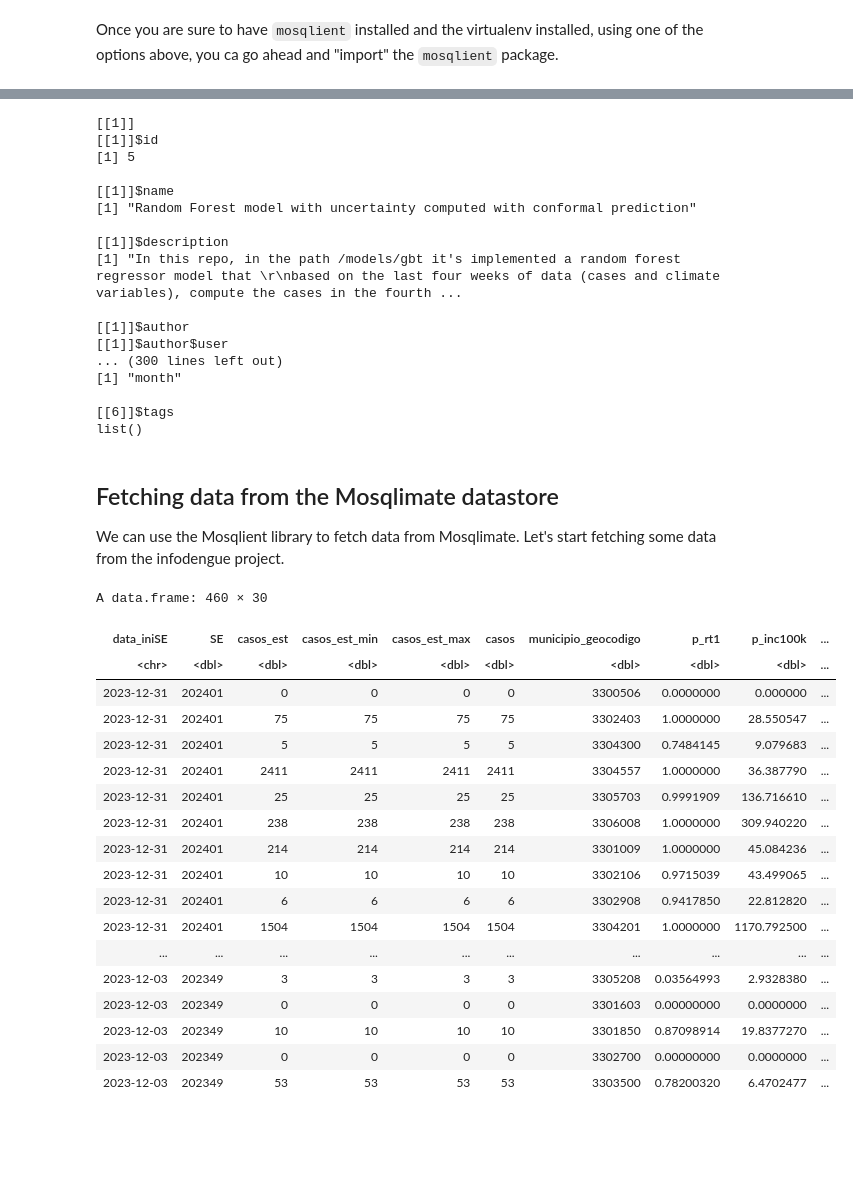
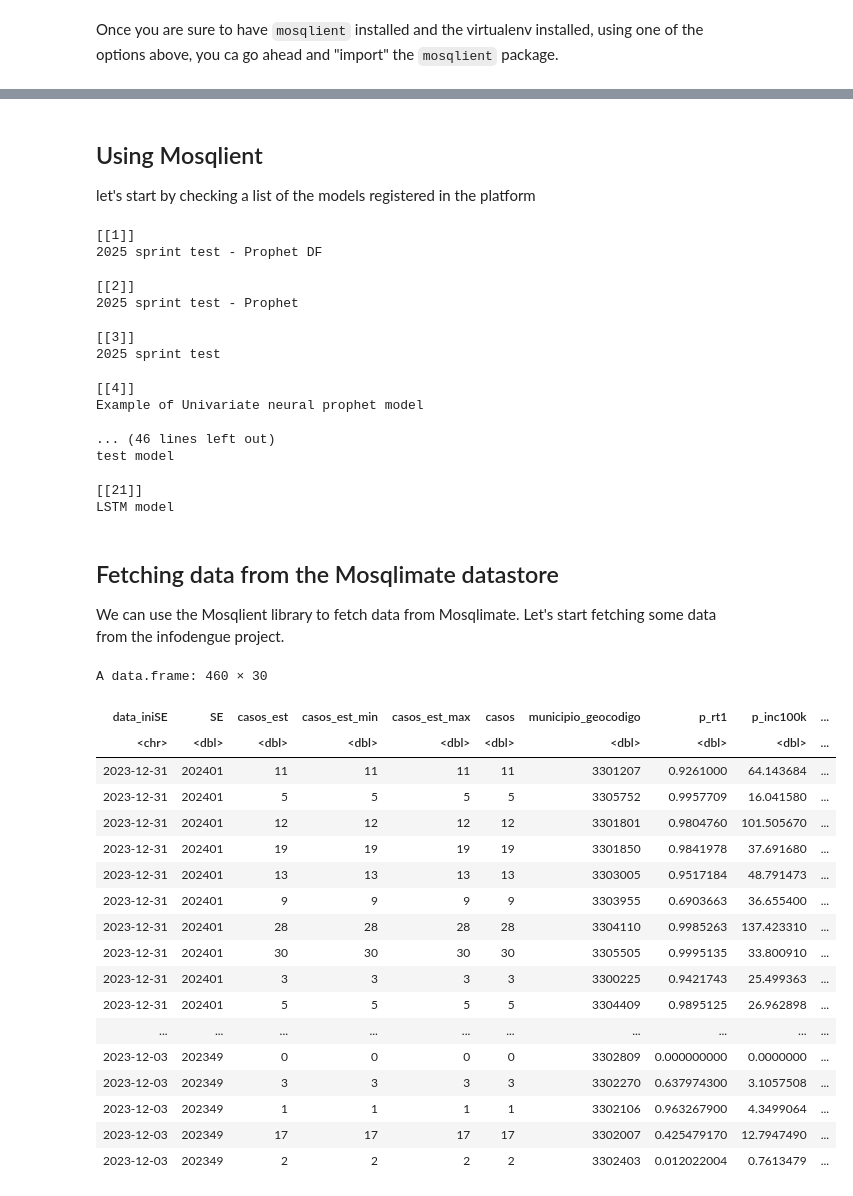
Before and after one commit to Mosqlimate-project/mosqlimate-client, a Jupyter notebook: docs/tutorials/Using Mosqlient from R.ipynb, the cells around one changed output, grey strips where cells are left out. Cells and saved outputs as stored; diff of their text form; code cells hidden in the pictures; blank space fills up the shorter version.

Commit message:
fix(bugs): docs/tutorials/Using Mosqlient from R.ipynb

```diff
--- a/docs/tutorials/Using Mosqlient from R.ipynb
+++ b/docs/tutorials/Using Mosqlient from R.ipynb
@@ -46,0 +68,8 @@ let's start by checking a list of the models registered in the platform
+# %%
+library(dotenv)
+
+# Load .env file (must be in working directory or specify the path)
+load_dot_env()
+
+# Get the API key
+api_key <- Sys.getenv("API_KEY")
@@ -47,47 +79,52 @@ let's start by checking a list of the models registered in the platform
+# %% [markdown]
+
+
+## Using Mosqlient
+let's start by checking a list of the models registered in the platform
 # %%
-model_list <- mosq$get_all_models()
+model_list <- mosq$get_all_models(api_key=api_key)
 model_list
 # %% [output]
 [[1]]
-[[1]]$id
-[1] 5
+2025 sprint test - Prophet DF
 
-[[1]]$name
-[1] "Random Forest model with uncertainty computed with conformal prediction"
+[[2]]
+2025 sprint test - Prophet
 
-[[1]]$description
-[1] "In this repo, in the path /models/gbt it's implemented a random forest regressor model that \r\nbased on the last four weeks of data (cases and climate variables), compute the cases in the fourth ...
+[[3]]
+2025 sprint test
 
-[[1]]$author
-[[1]]$author$user
-... (300 lines left out)
-[1] "month"
+[[4]]
+Example of Univariate neural prophet model
 
-[[6]]$tags
-list()
+... (46 lines left out)
+test model
+
+[[21]]
+LSTM model
 # %% [markdown]
 ## Fetching data from the Mosqlimate datastore
 We can use the Mosqlient library to fetch data from Mosqlimate. Let's start fetching some data from the infodengue project.
 # %%
-data <- mosq$get_infodengue(disease='dengue', start_date='2023-12-01',end_date='2023-12-31', uf='RJ')
+data <- mosq$get_infodengue(api_key = api_key, disease='dengue', start_date='2023-12-01',end_date='2023-12-31', uf='RJ')
 data
 # %% [output]
 A data.frame: 460 × 30
 | data_iniSE | SE | casos_est | casos_est_min | casos_est_max | casos | municipio_geocodigo | p_rt1 | p_inc100k | ... |
 | <chr> | <dbl> | <dbl> | <dbl> | <dbl> | <dbl> | <dbl> | <dbl> | <dbl> | ... |
-| 2023-12-31 | 202401 | 0 | 0 | 0 | 0 | 3300506 | 0.0000000 | 0.000000 | ... |
-| 2023-12-31 | 202401 | 75 | 75 | 75 | 75 | 3302403 | 1.0000000 | 28.550547 | ... |
-| 2023-12-31 | 202401 | 5 | 5 | 5 | 5 | 3304300 | 0.7484145 | 9.079683 | ... |
-| 2023-12-31 | 202401 | 2411 | 2411 | 2411 | 2411 | 3304557 | 1.0000000 | 36.387790 | ... |
-| 2023-12-31 | 202401 | 25 | 25 | 25 | 25 | 3305703 | 0.9991909 | 136.716610 | ... |
-| 2023-12-31 | 202401 | 238 | 238 | 238 | 238 | 3306008 | 1.0000000 | 309.940220 | ... |
-| 2023-12-31 | 202401 | 214 | 214 | 214 | 214 | 3301009 | 1.0000000 | 45.084236 | ... |
-| 2023-12-31 | 202401 | 10 | 10 | 10 | 10 | 3302106 | 0.9715039 | 43.499065 | ... |
-| 2023-12-31 | 202401 | 6 | 6 | 6 | 6 | 3302908 | 0.9417850 | 22.812820 | ... |
-| 2023-12-31 | 202401 | 1504 | 1504 | 1504 | 1504 | 3304201 | 1.0000000 | 1170.792500 | ... |
+| 2023-12-31 | 202401 | 11 | 11 | 11 | 11 | 3301207 | 0.9261000 | 64.143684 | ... |
+| 2023-12-31 | 202401 | 5 | 5 | 5 | 5 | 3305752 | 0.9957709 | 16.041580 | ... |
+| 2023-12-31 | 202401 | 12 | 12 | 12 | 12 | 3301801 | 0.9804760 | 101.505670 | ... |
+| 2023-12-31 | 202401 | 19 | 19 | 19 | 19 | 3301850 | 0.9841978 | 37.691680 | ... |
+| 2023-12-31 | 202401 | 13 | 13 | 13 | 13 | 3303005 | 0.9517184 | 48.791473 | ... |
+| 2023-12-31 | 202401 | 9 | 9 | 9 | 9 | 3303955 | 0.6903663 | 36.655400 | ... |
+| 2023-12-31 | 202401 | 28 | 28 | 28 | 28 | 3304110 | 0.9985263 | 137.423310 | ... |
+| 2023-12-31 | 202401 | 30 | 30 | 30 | 30 | 3305505 | 0.9995135 | 33.800910 | ... |
+| 2023-12-31 | 202401 | 3 | 3 | 3 | 3 | 3300225 | 0.9421743 | 25.499363 | ... |
+| 2023-12-31 | 202401 | 5 | 5 | 5 | 5 | 3304409 | 0.9895125 | 26.962898 | ... |
 | ... | ... | ... | ... | ... | ... | ... | ... | ... | ... |
-| 2023-12-03 | 202349 | 3 | 3 | 3 | 3 | 3305208 | 0.03564993 | 2.9328380 | ... |
-| 2023-12-03 | 202349 | 0 | 0 | 0 | 0 | 3301603 | 0.00000000 | 0.0000000 | ... |
-| 2023-12-03 | 202349 | 10 | 10 | 10 | 10 | 3301850 | 0.87098914 | 19.8377270 | ... |
-| 2023-12-03 | 202349 | 0 | 0 | 0 | 0 | 3302700 | 0.00000000 | 0.0000000 | ... |
-| 2023-12-03 | 202349 | 53 | 53 | 53 | 53 | 3303500 | 0.78200320 | 6.4702477 | ... |
+| 2023-12-03 | 202349 | 0 | 0 | 0 | 0 | 3302809 | 0.000000000 | 0.0000000 | ... |
+| 2023-12-03 | 202349 | 3 | 3 | 3 | 3 | 3302270 | 0.637974300 | 3.1057508 | ... |
+| 2023-12-03 | 202349 | 1 | 1 | 1 | 1 | 3302106 | 0.963267900 | 4.3499064 | ... |
+| 2023-12-03 | 202349 | 17 | 17 | 17 | 17 | 3302007 | 0.425479170 | 12.7947490 | ... |
+| 2023-12-03 | 202349 | 2 | 2 | 2 | 2 | 3302403 | 0.012022004 | 0.7613479 | ... |
```
Also changed, not shown: parts of 9 cells of this notebook, 1 other file.
